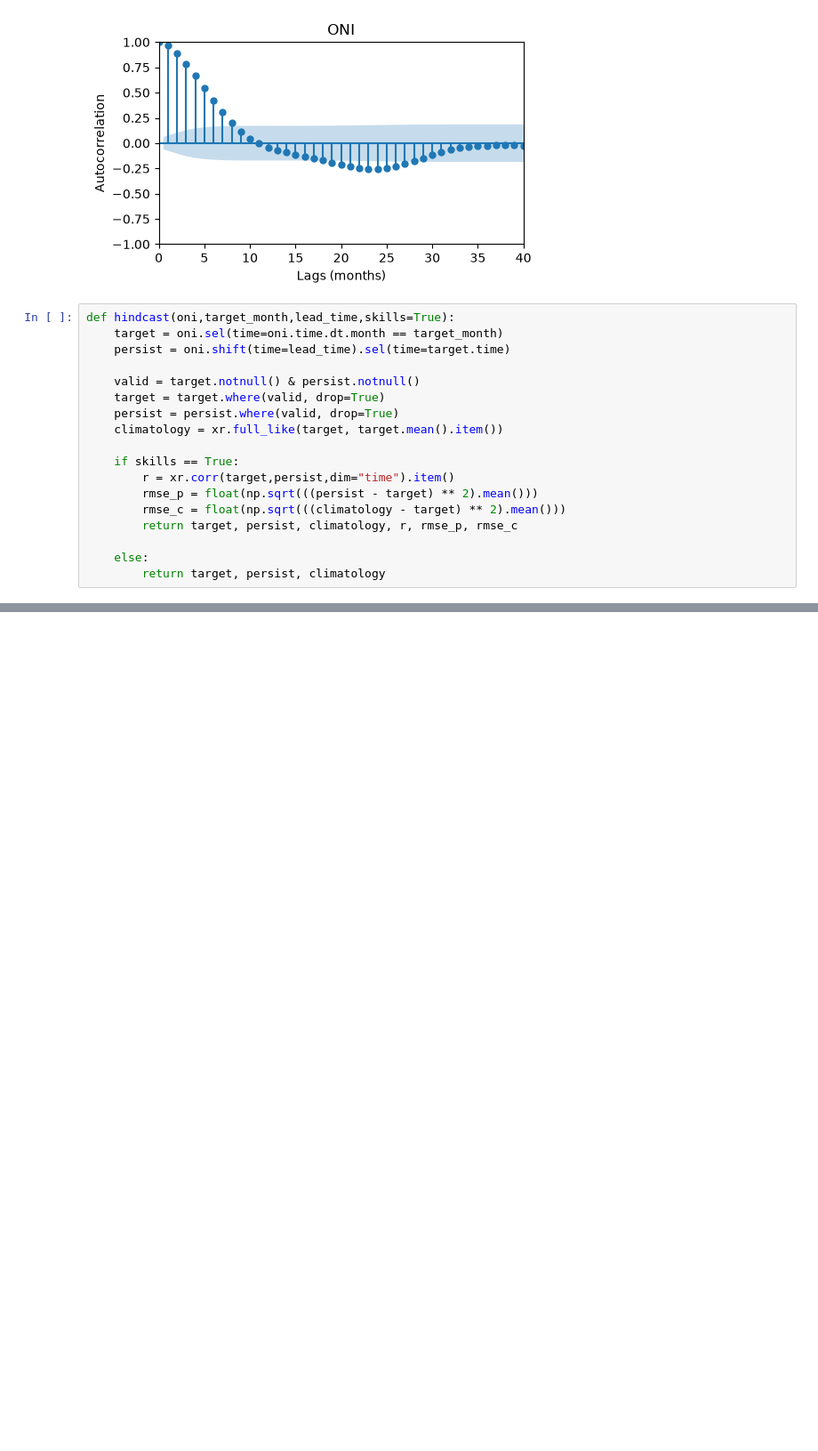
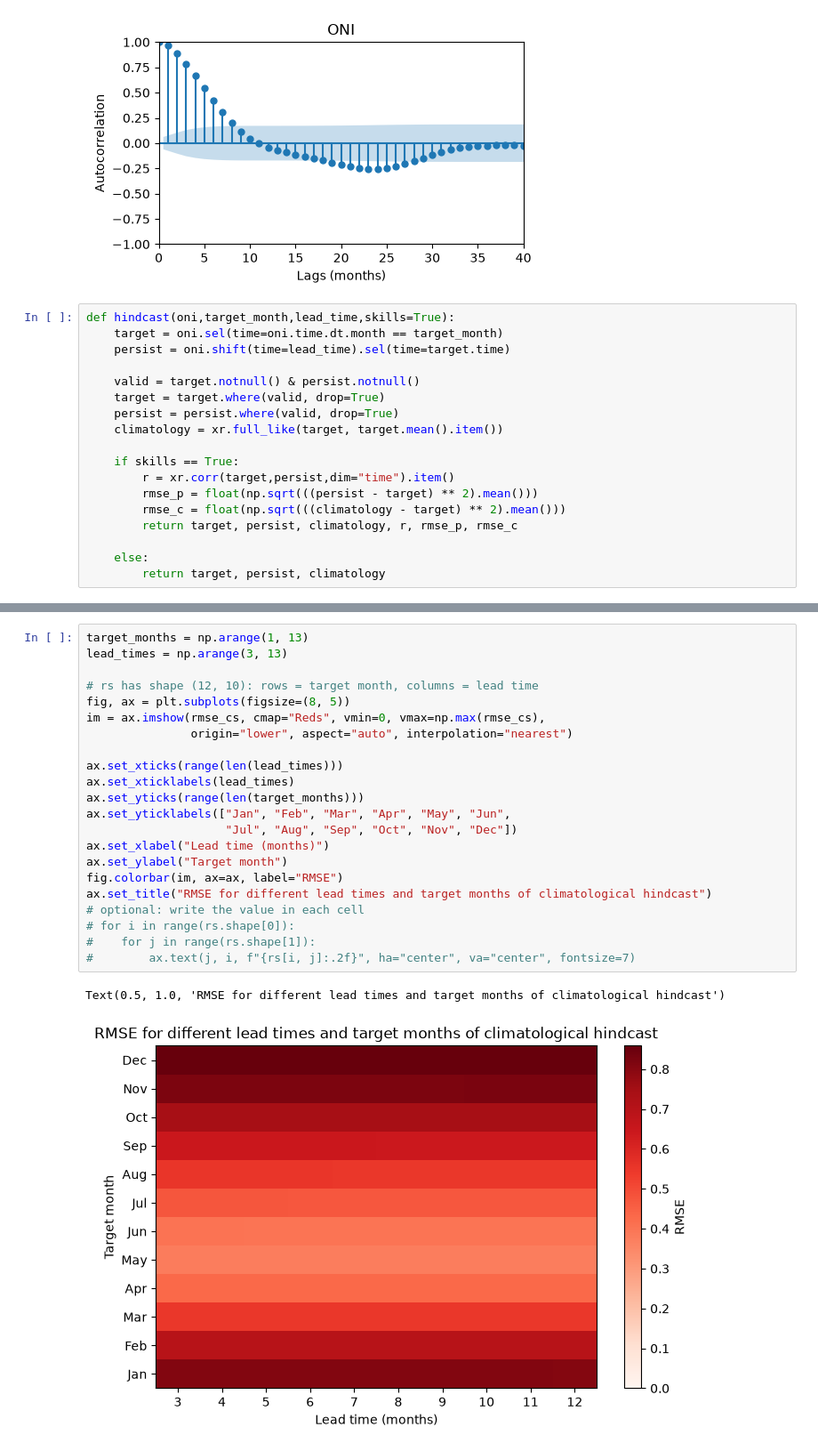
Before and after one commit to gthway/predictions-course, a Jupyter notebook: project.ipynb, the cells around one changed output, grey strips where cells are left out. Shown at 89% size. Drawn from its saved outputs; the diff is of its cells as text; blank space fills up the shorter version.

```diff
--- a/project.ipynb
+++ b/project.ipynb
@@ -179,0 +223,25 @@ ax.legend()
+# %%
+target_months = np.arange(1, 13)
+lead_times = np.arange(3, 13)
+
+# rs has shape (12, 10): rows = target month, columns = lead time
+fig, ax = plt.subplots(figsize=(8, 5))
+im = ax.imshow(rmse_cs, cmap="Reds", vmin=0, vmax=np.max(rmse_cs),
+               origin="lower", aspect="auto", interpolation="nearest")
+
+ax.set_xticks(range(len(lead_times)))
+ax.set_xticklabels(lead_times)
+ax.set_yticks(range(len(target_months)))
+ax.set_yticklabels(["Jan", "Feb", "Mar", "Apr", "May", "Jun",
+                    "Jul", "Aug", "Sep", "Oct", "Nov", "Dec"])
+ax.set_xlabel("Lead time (months)")
+ax.set_ylabel("Target month")
+fig.colorbar(im, ax=ax, label="RMSE")
+ax.set_title("RMSE for different lead times and target months of climatological hindcast")
+# optional: write the value in each cell
+# for i in range(rs.shape[0]):
+#    for j in range(rs.shape[1]):
+#        ax.text(j, i, f"{rs[i, j]:.2f}", ha="center", va="center", fontsize=7)
+# %% [output]
+Text(0.5, 1.0, 'RMSE for different lead times and target months of climatological hindcast')
+[figure, added]
```
Also changed, not shown: parts of 4 cells of this notebook.
